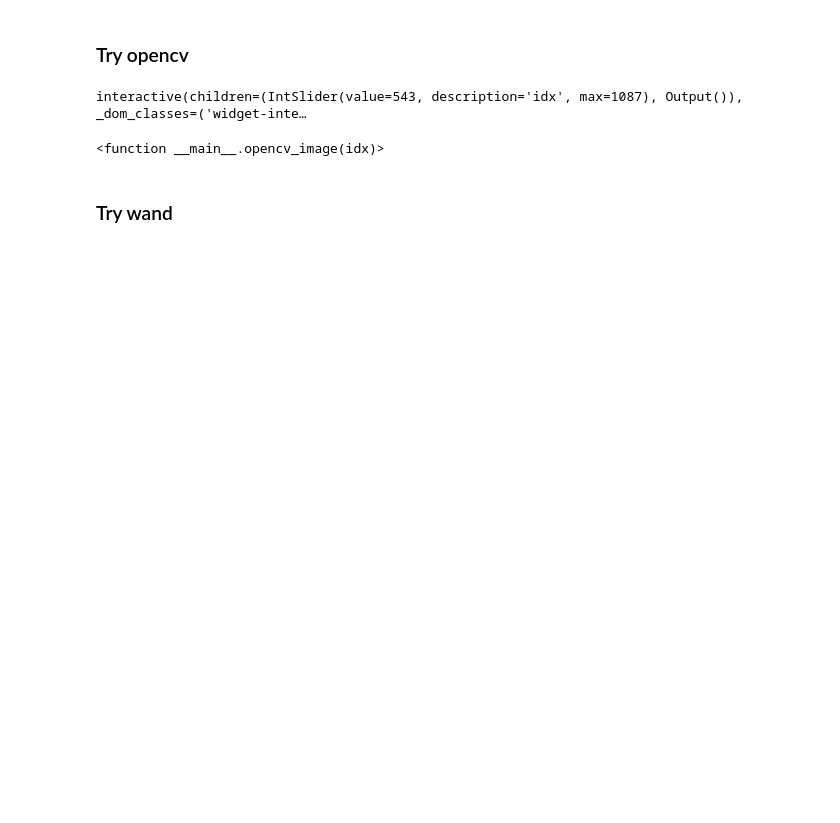
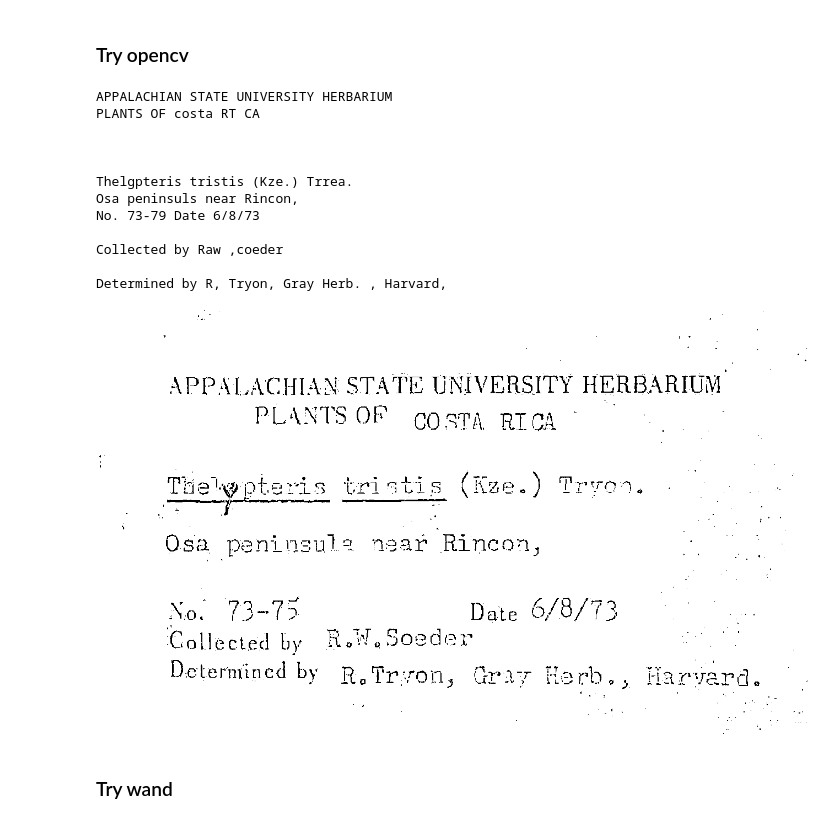
Before and after one commit to rafelafrance/digi_leap_old, a Jupyter notebook: scratch/binarize_image.ipynb, the cells around one changed output. Cells and saved outputs as stored; diff of their text form; code cells hidden in the pictures; blank space fills up the shorter version.

```diff
--- a/scratch/binarize_image.ipynb
+++ b/scratch/binarize_image.ipynb
@@ -75,21 +91,32 @@ interactive(children=(IntSlider(value=543, description='idx', max=1087), Output(
 # %%
 def opencv_image(idx):
     image = cv.imread(str(IMAGES[idx]))
     image = cv.cvtColor(image, cv.COLOR_BGR2GRAY)
     # thresh = cv.adaptiveThreshold(
     #     image, 255, cv.ADAPTIVE_THRESH_MEAN_C, cv.THRESH_BINARY, 15, 16)
     thresh = cv.adaptiveThreshold(
         image, 255, cv.ADAPTIVE_THRESH_GAUSSIAN_C, cv.THRESH_BINARY, 15, 12)
     text = pytesseract.image_to_string(thresh)
     print(text)
     display(PImage.fromarray(thresh))
 
 
-# opencv_image(46)
-interact(opencv_image, idx=(0, len(IMAGES) - 1))
+opencv_image(IDX)
+# interact(opencv_image, idx=(0, len(IMAGES) - 1))
 # %% [output]
-interactive(children=(IntSlider(value=543, description='idx', max=1087), Output()), _dom_classes=('widget-inte…
+APPALACHIAN STATE UNIVERSITY HERBARIUM
+PLANTS OF costa RT CA
+
+
+
+Thelgpteris tristis (Kze.) Trrea.
+Osa peninsuls near Rincon,
+No. 73-79 Date 6/8/73
+
+Collected by Raw ,coeder
+
+Determined by R, Tryon, Gray Herb. , Harvard,
-<function __main__.opencv_image(idx)>
+[figure, added]
 # %% [markdown]
 ### Try wand
 # %%
```
Also changed, not shown: parts of 6 cells of this notebook, 13 other files.
